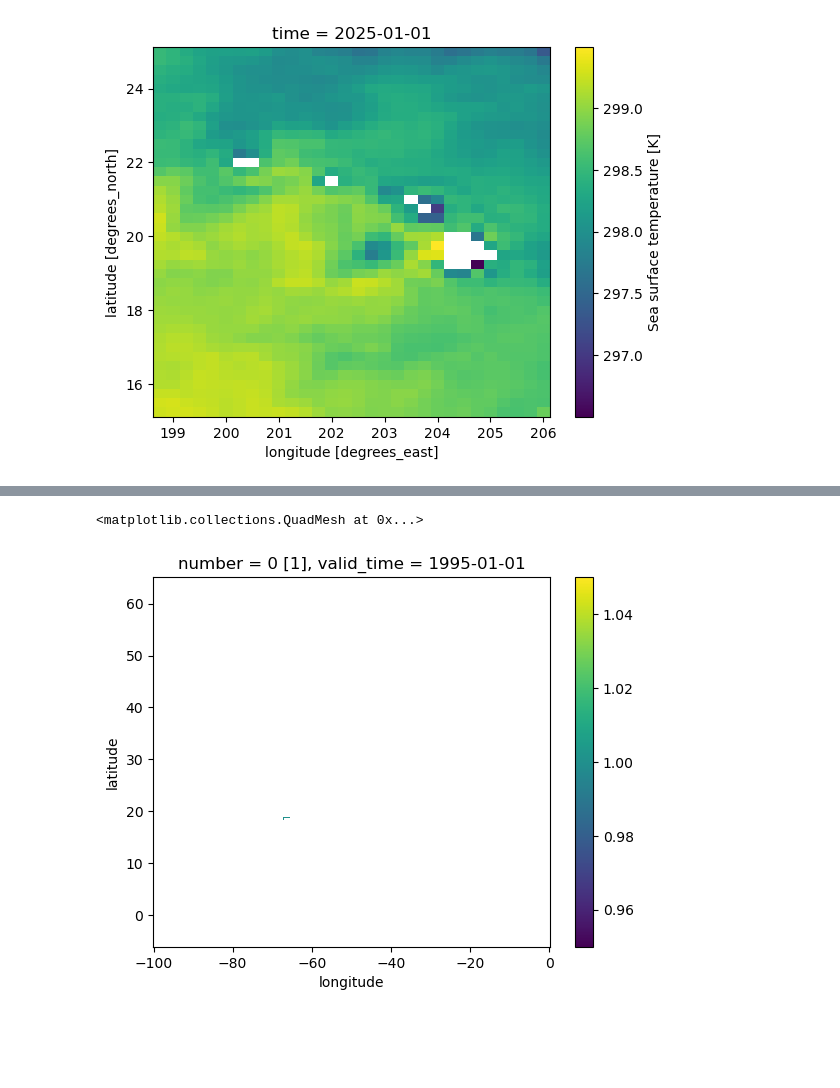
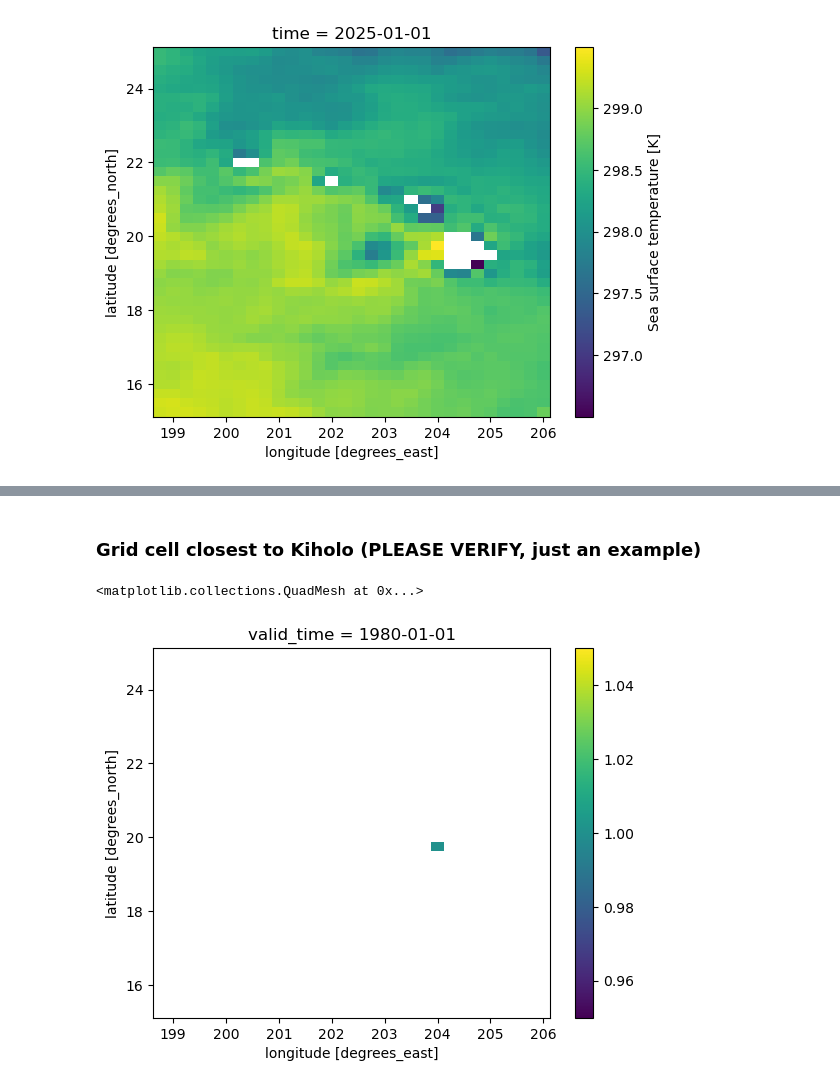
Before and after one commit to kristenkrumhardt/coral_bleaching, a Jupyter notebook: Hawaii/prep_SST_timeseries_HI.ipynb, the cells around one changed output, grey strips where cells are left out. Saved outputs shown, nothing was run; the diff lists cells and outputs as text; code cells hidden in the pictures; blank space fills up the shorter version.

```diff
--- a/Hawaii/prep_SST_timeseries_HI.ipynb
+++ b/Hawaii/prep_SST_timeseries_HI.ipynb
@@ -224,3 +194,3 @@ area.plot()
 # %%
-ones = np.full((285,401),1,dtype=int)
+ones = np.full((40,30),1,dtype=int)
 ones = xr.DataArray(ones,dims=('latitude','longitude'))
@@ -240 +197,7 @@ SPR_lat_max = 18.25
+# %%
+#--- define region box around Kiholo region:
+lon_min = 203.8
+lon_max = 204.2
+lat_min = 19.5
+lat_max = 20
 # %%
@@ -264,24 +218,0 @@ cbar1 = fig.colorbar(pc, ax=ax,extend='both',label='SST (°C)')
-# %%
-lat_min, lat_max = 15., 21.
-lon_min, lon_max = -69., -63.
-
-
-fig = plt.figure(figsize=(12, 5))
-ax = fig.add_subplot(1,1,1, projection=ccrs.PlateCarree())
-ax.set_extent([-100, -60, 15, 32])
-ax.set_title("SST (°C), Jan 1, 1995")
-pc=ax.pcolormesh(ds.longitude, ds.latitude, ds.sst.isel(valid_time=0)-273.15, cmap='viridis',
-                 vmin=23,vmax=28,
-                 transform=ccrs.PlateCarree())
-lon_pts = [NPR_lon_min,NPR_lon_max,NPR_lon_max,NPR_lon_min,NPR_lon_min]
-lat_pts = [NPR_lat_max,NPR_lat_max,NPR_lat_min,NPR_lat_min,NPR_lat_max]
-ax.plot(lon_pts, lat_pts, color="black", linewidth=1.5,transform=ccrs.PlateCarree())
-
-# lon_pts = [SPR_lon_min,SPR_lon_max,SPR_lon_max,SPR_lon_min,SPR_lon_min]
-# lat_pts = [SPR_lat_max,SPR_lat_max,SPR_lat_min,SPR_lat_min,SPR_lat_max]
-# ax.plot(lon_pts, lat_pts, color="black", linewidth=1.5,transform=ccrs.PlateCarree())
-
-ax.coastlines('110m',linewidth=1)
-cbar1 = fig.colorbar(pc, ax=ax,extend='both',label='SST (°C)')
-
-fig.savefig('/glade/work/kristenk/figs/sst_map_caribbean_1Jan1995.png', bbox_inches='tight', dpi=300, format='png');
@@ -296,13 +220,12 @@ ds.sst.isel(valid_time=0).plot()
 lats = ds.latitude
 lons = ds.longitude
 # %%
-mask_NPR = ones.where(lats<NPR_lat_max).where(lats>NPR_lat_min).where(lons<NPR_lon_max).where(lons>NPR_lon_min)
-mask_NPR = mask_NPR.where(ds.sst.isel(valid_time=0) > -10)
-
-mask_SPR = ones.where(lats<SPR_lat_max).where(lats>SPR_lat_min).where(lons<SPR_lon_max).where(lons>SPR_lon_min)
-mask_SPR = mask_SPR.where(ds.sst.isel(valid_time=0) > -10)
+mask = ones.where(lats<lat_max).where(lats>lat_min).where(lons<lon_max).where(lons>lon_min)
+mask = mask.where(ds.sst.isel(valid_time=0) > -10)
+# %% [markdown]
+### Grid cell closest to Kiholo (PLEASE VERIFY, just an example)
 # %%
-mask_NPR.plot()
+mask.plot()
 # %% [output]
 <matplotlib.collections.QuadMesh at 0x...>
-[figure, old version]
+[figure, new version]
```
Also changed, not shown: parts of 36 cells of this notebook, 1 other file.
